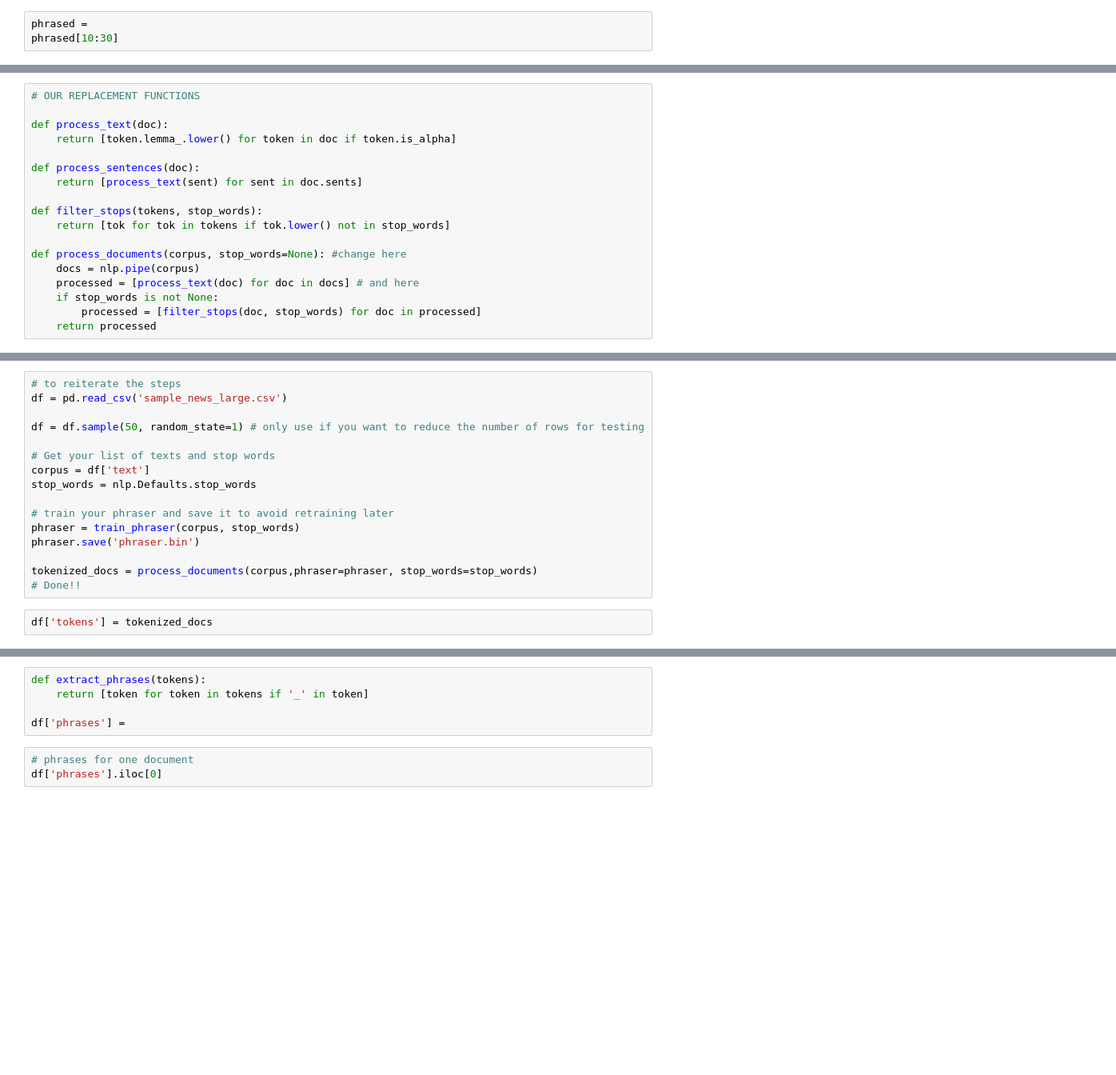
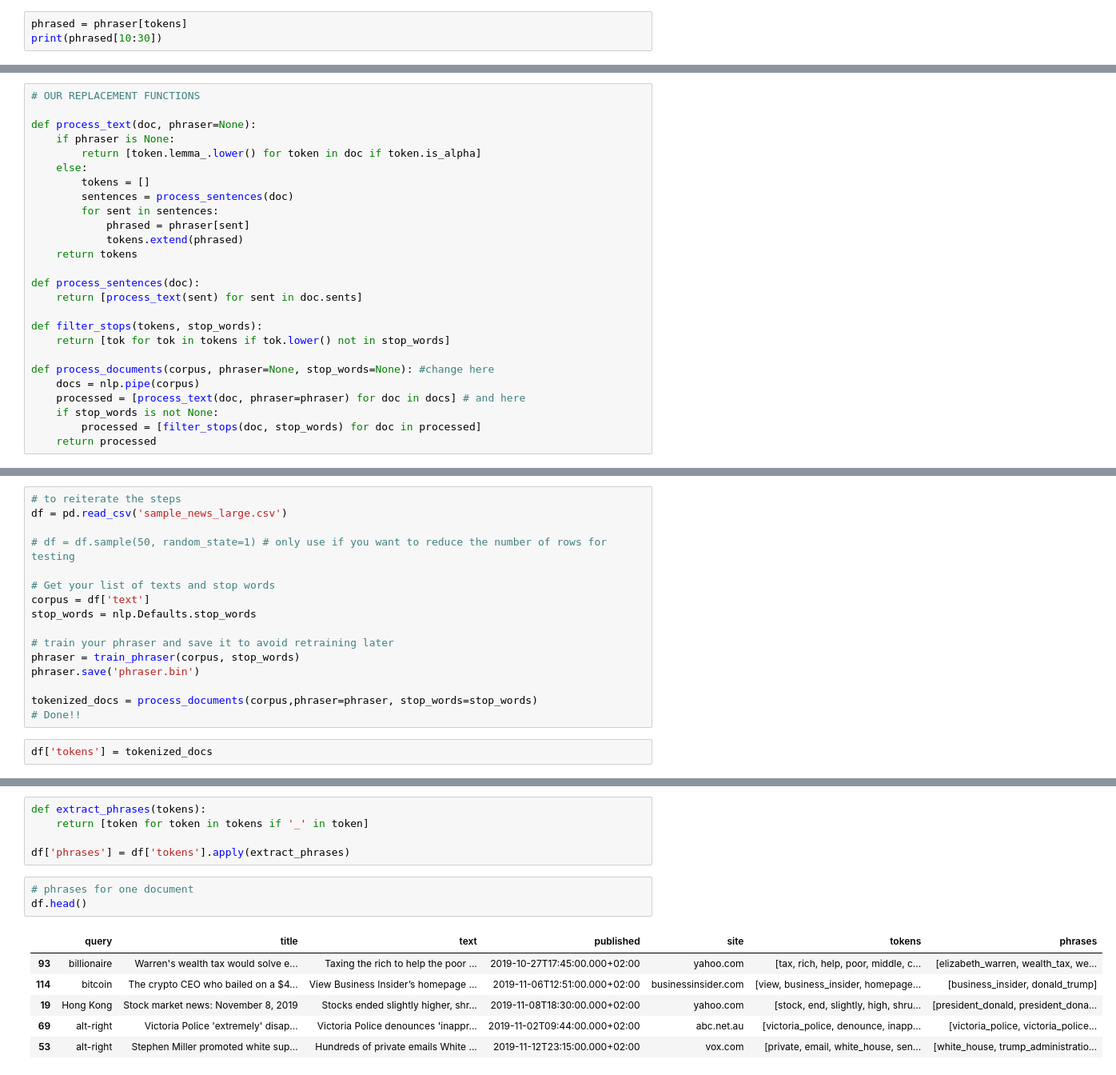
Before and after one commit to Minyall/sc207_materials, a Jupyter notebook: 11-12_text_analysis/12a_phrasing_workbook.ipynb, the cells around one changed output, grey strips where cells are left out. Shown at 80% size. Cells and saved outputs as stored; diff of their text form; blank space fills up the shorter version.

```diff
--- a/11-12_text_analysis/12a_phrasing_workbook.ipynb
+++ b/11-12_text_analysis/12a_phrasing_workbook.ipynb
@@ -72,3 +117,3 @@ tokens[10:30]
 # %%
-phrased =
-phrased[10:30]
+phrased = phraser[tokens]
+print(phrased[10:30])
@@ -88,8 +150,16 @@ Let's adjust our original functions to accommodate phrasing. We'll make it an op
 # %%
 # OUR REPLACEMENT FUNCTIONS
 
-def process_text(doc):
-    return [token.lemma_.lower() for token in doc if token.is_alpha]
+def process_text(doc, phraser=None):
+    if phraser is None:
+        return [token.lemma_.lower() for token in doc if token.is_alpha]
+    else:
+        tokens = []
+        sentences = process_sentences(doc)
+        for sent in sentences:
+            phrased = phraser[sent]
+            tokens.extend(phrased)
+    return tokens
 
 def process_sentences(doc):
     return [process_text(sent) for sent in doc.sents]
@@ -97,9 +167,9 @@ def process_sentences(doc):
 def filter_stops(tokens, stop_words):
     return [tok for tok in tokens if tok.lower() not in stop_words]
 
-def process_documents(corpus, stop_words=None): #change here
+def process_documents(corpus, phraser=None, stop_words=None): #change here
     docs = nlp.pipe(corpus)
-    processed = [process_text(doc) for doc in docs] # and here
+    processed = [process_text(doc, phraser=phraser) for doc in docs] # and here
     if stop_words is not None:
         processed = [filter_stops(doc, stop_words) for doc in processed]
     return processed
@@ -115,7 +213,7 @@ tokenized_docs[3][:20]
 # to reiterate the steps
 df = pd.read_csv('sample_news_large.csv')
 
-df = df.sample(50, random_state=1) # only use if you want to reduce the number of rows for testing
+# df = df.sample(50, random_state=1) # only use if you want to reduce the number of rows for testing
 
 # Get your list of texts and stop words
 corpus = df['text']
@@ -135,7 +260,14 @@ df['tokens'] = tokenized_docs
 def extract_phrases(tokens):
     return [token for token in tokens if '_' in token]
 
-df['phrases'] =
+df['phrases'] = df['tokens'].apply(extract_phrases)
 # %%
 # phrases for one document
-df['phrases'].iloc[0]
+df.head()
+# %% [output]
+|  | query | title | text | published | site | tokens | phrases |
+| 93 | billionaire | Warren's wealth tax would solve e... | Taxing the rich to help the poor ... | 2019-10-27T17:45:00.000+02:00 | yahoo.com | [tax, rich, help, poor, middle, c... | [elizabeth_warren, wealth_tax, we... |
+| 114 | bitcoin | The crypto CEO who bailed on a $4... | View Business Insider’s homepage ... | 2019-11-06T12:51:00.000+02:00 | businessinsider.com | [view, business_insider, homepage... | [business_insider, donald_trump] |
+| 19 | Hong Kong | Stock market news: November 8, 2019 | Stocks ended slightly higher, shr... | 2019-11-08T18:30:00.000+02:00 | yahoo.com | [stock, end, slightly, high, shru... | [president_donald, president_dona... |
+| 69 | alt-right | Victoria Police 'extremely' disap... | Victoria Police denounces 'inappr... | 2019-11-02T09:44:00.000+02:00 | abc.net.au | [victoria_police, denounce, inapp... | [victoria_police, victoria_police... |
+| 53 | alt-right | Stephen Miller promoted white sup... | Hundreds of private emails White ... | 2019-11-12T23:15:00.000+02:00 | vox.com | [private, email, white_house, sen... | [white_house, trump_administratio... |
```
Also changed, not shown: parts of 21 cells of this notebook, 7 other files.
